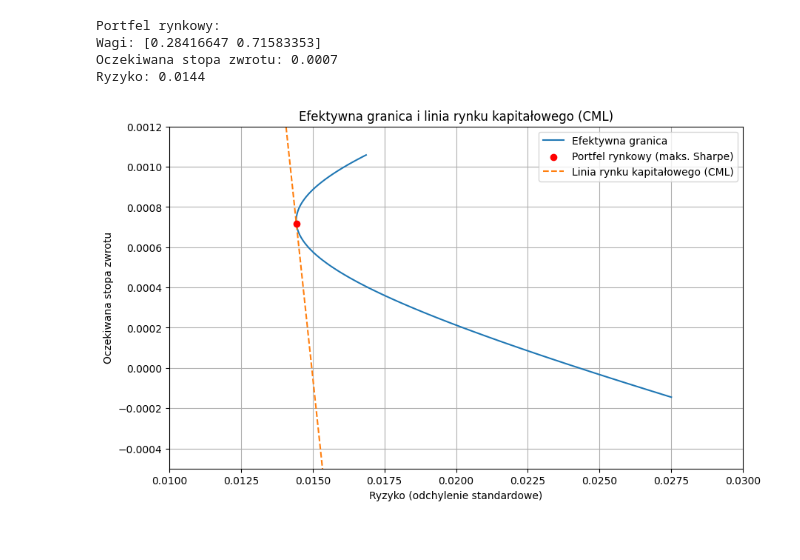
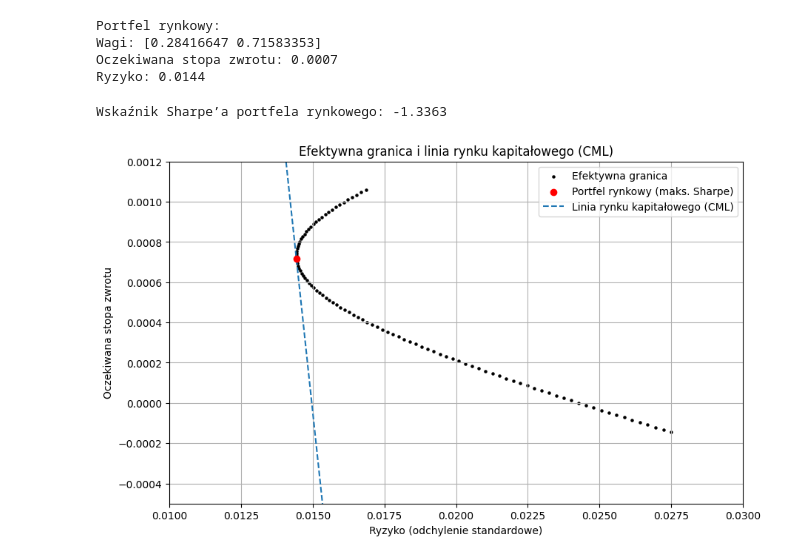
Before and after one commit to werpyr1003/Zarz-dzanie_ryzykiem_McDonald_Corporation, a Jupyter notebook: projekt_4/prez_4.ipynb, the cells around one changed output. Drawn from its saved outputs; the diff is of its cells as text; code cells hidden in the pictures.

```diff
--- a/projekt_4/prez_4.ipynb
+++ b/projekt_4/prez_4.ipynb
@@ -139,5 +157,5 @@ plt.show()
 # %%
-target_return = 0.05
+target_return = 0.001
 
 A = np.dot(mean_returns.T, np.dot(inv_cov, mean_returns))
 B = np.dot(mean_returns.T, np.dot(inv_cov, ones))
@@ -156,16 +182,20 @@ kod dla roznych oczekiwanych zwrotow?
 # %%
-target_returns = np.linspace(mean_returns.min(), mean_returns.max(), 100)
+target_returns = [0.0008, 0.00085, 0.0009, 0.00095, 0.001]
 risks = []
+weights_1 = []
+weights_2 = []
+
+A = np.dot(mean_returns.T, np.dot(inv_cov, mean_returns))
+B = np.dot(mean_returns.T, np.dot(inv_cov, ones))
+C = np.dot(ones.T, np.dot(inv_cov, ones))
+D = A * C - B ** 2
 
 for target_return in target_returns:
-    A = np.dot(mean_returns.T, np.dot(inv_cov, mean_returns))
-    B = np.dot(mean_returns.T, np.dot(inv_cov, ones))
-    C = np.dot(ones.T, np.dot(inv_cov, ones))
-    D = A * C - B ** 2
-
     lambda_1 = (C * target_return - B) / D
     lambda_2 = (A - B * target_return) / D
 
     w = lambda_1 * np.dot(inv_cov, mean_returns) + lambda_2 * np.dot(inv_cov, ones)
     sigma = np.sqrt(np.dot(w.T, np.dot(cov_matrix, w)))
     risks.append(sigma)
+    weights_1.append(w[0])
+    weights_2.append(w[1])
@@ -213,6 +290,11 @@ Portfel rynkowy:
 Wagi: [0.28416647 0.71583353]
 Oczekiwana stopa zwrotu: 0.0007
 Ryzyko: 0.0144
+# %%
+sharpe_market = (R_market - r_f) / σ_market
+print(f"Wskaźnik Sharpe’a portfela rynkowego: {sharpe_market:.4f}")
+# %% [output]
+Wskaźnik Sharpe’a portfela rynkowego: -1.3363
 # %%
 target_returns = np.linspace(mean_returns.min(), mean_returns.max(), 100)
 risks = []
@@ -232,27 +314,27 @@ for R_target in target_returns:
 # %%
 import matplotlib.pyplot as plt
 
 plt.figure(figsize=(10, 6))
 
 # Efektywna granica
-plt.plot(risks, target_returns, label='Efektywna granica')
+plt.scatter(risks, target_returns, color = "black", s = 5, label='Efektywna granica')
 
 # Portfel rynkowy (tangency point)
 plt.scatter(σ_market, R_market, color='red', label='Portfel rynkowy (maks. Sharpe)', zorder=5)
 
 # CML – linia rynku kapitałowego
 σ_cml = np.linspace(0, max(risks), 100)
 R_cml = r_f + (R_market - r_f) / σ_market * σ_cml
 plt.plot(σ_cml, R_cml, label='Linia rynku kapitałowego (CML)', linestyle='--')
 
 # Oznaczenia
 plt.xlabel("Ryzyko (odchylenie standardowe)")
 plt.ylabel("Oczekiwana stopa zwrotu")
 plt.title("Efektywna granica i linia rynku kapitałowego (CML)")
 plt.ylim(-0.0005,0.0012)
 plt.xlim(0.01,0.03)
 plt.legend()
 plt.grid(True)
 plt.show()
 # %% [output]
-[figure, old version]
+[figure, new version]
```
Also changed, not shown: parts of 22 cells of this notebook.
